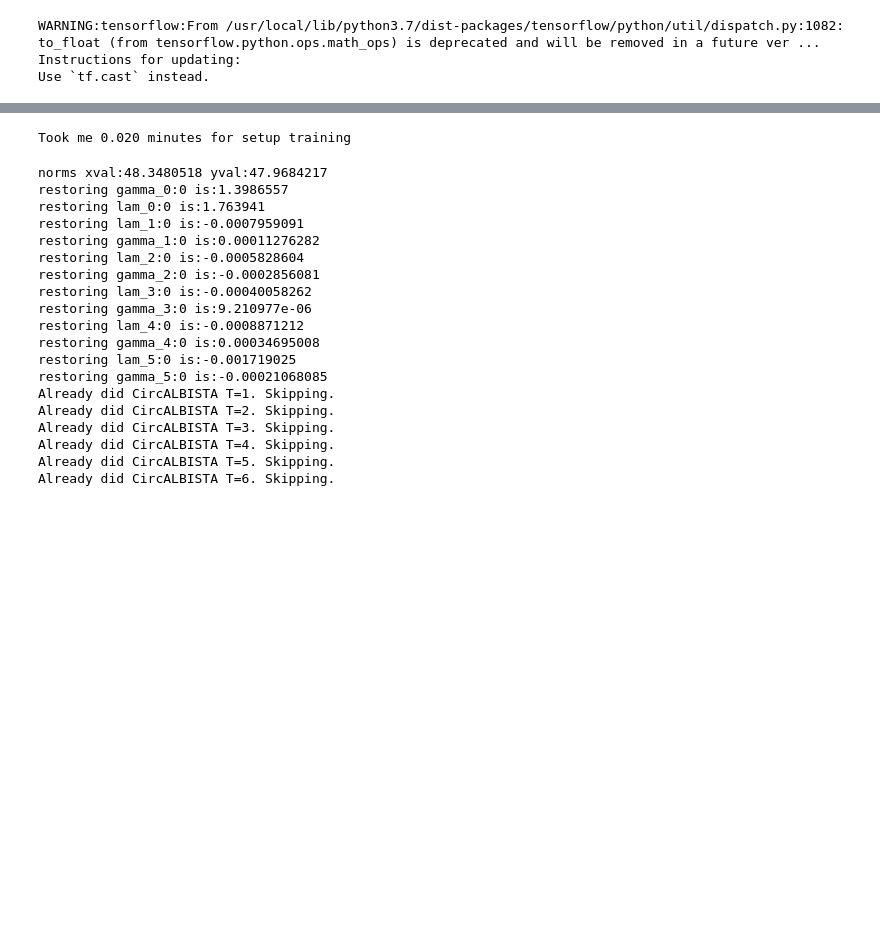
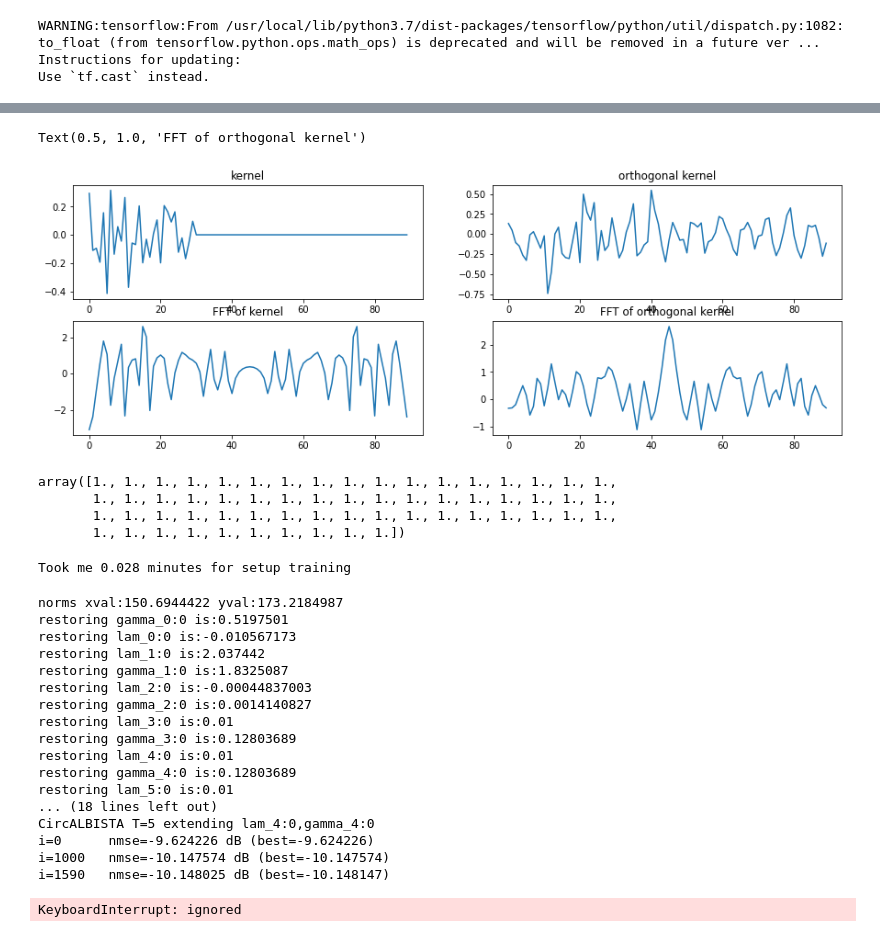
Before and after one commit to janhauffen/Block-ALISTA, a Jupyter notebook: run_mmv_problem.ipynb, the cells around one changed output, grey strips where cells are left out. Saved outputs shown, nothing was run; the diff lists cells and outputs as text; code cells hidden in the pictures; blank space fills up the shorter version.

```diff
--- a/run_mmv_problem.ipynb
+++ b/run_mmv_problem.ipynb
@@ -168,40 +181,61 @@ T = 6 # number of layers/iterations
 # %%
 # computing the analytical weight matrix for ALBISTA and NA-ALBISTA
 
-W = network.SolveViaFFT(prob.A_s) # if A_s represents a circular convolution we can easily compute the analytical
+W = network.SolveViaFFT(circulant(prob.A_s[:,0])) # if A_s represents a circular convolution we can easily compute the analytical
                                   # weight matrix by inverting the conjugate FFT of k, where A_s=circ(k)
+# %%
+
+plt.rcParams['figure.figsize'] = [15, 5]
+fig, ax = plt.subplots(2,2)
+ax[0,0].plot(prob.A_s[:,0])
+ax[0,0].set_title('kernel')
+ax[0,1].plot(W[:,0])
+ax[0,1].set_title('orthogonal kernel')
+ax[1,0].plot(np.fft.fft(W[:,0]))
+ax[1,0].set_title('FFT of kernel')
+ax[1,1].plot(np.fft.fft(prob.A_s[:,0]))
+ax[1,1].set_title('FFT of orthogonal kernel')
+# %% [output]
+Text(0.5, 1.0, 'FFT of orthogonal kernel')
+[figure, added]
+# %%
+np.diag(W[:,0:m+1].T@(prob.A_s))
+# %% [output]
+array([1., 1., 1., 1., 1., 1., 1., 1., 1., 1., 1., 1., 1., 1., 1., 1., 1.,
+       1., 1., 1., 1., 1., 1., 1., 1., 1., 1., 1., 1., 1., 1., 1., 1., 1.,
+       1., 1., 1., 1., 1., 1., 1., 1., 1., 1., 1., 1., 1., 1., 1., 1., 1.,
+       1., 1., 1., 1., 1., 1., 1., 1., 1., 1.])
 # %%
-layers = network.build_CircALBISTA(prob, np.kron(W,np.eye(d)), T, initial_lambda=.1, initial_gamma=1)
+layers = network.build_CircALBISTA(prob, np.kron(W[:,0:m+1],np.eye(d)), T, initial_lambda=0.01, initial_gamma=1/np.linalg.norm(prob.A_s))
 start = time.time()
 training_stages = train.setup_training(layers,prob,trinit=1e-3)
 end = time.time()
 print( 'Took me {totaltime:.3f} minutes for setup training'.format(totaltime = (end-start)/60))
 # %% [output]
-Took me 0.020 minutes for setup training
+Took me 0.028 minutes for setup training
 # %%
 # Train!
 # %%
-sess = train.do_training(training_stages,prob,'trainings/CircALBISTA_UP_T'+str(T)+'_SNRdB_'+str(SNR)+'batch'+str(MC)+'.npz')
+sess = train.do_training(training_stages,prob,'CircALBISTA_UP_T'+str(T)+'_SNRdB_'+str(SNR)+'batch'+str(MC)+'.npz')
 # %% [output]
-norms xval:48.3480518 yval:47.9684217
-restoring gamma_0:0 is:1.3986557
-restoring lam_0:0 is:1.763941
-restoring lam_1:0 is:-0.0007959091
-restoring gamma_1:0 is:0.00011276282
-restoring lam_2:0 is:-0.0005828604
-restoring gamma_2:0 is:-0.0002856081
-restoring lam_3:0 is:-0.00040058262
-restoring gamma_3:0 is:9.210977e-06
-restoring lam_4:0 is:-0.0008871212
-restoring gamma_4:0 is:0.00034695008
-restoring lam_5:0 is:-0.001719025
-restoring gamma_5:0 is:-0.00021068085
-Already did CircALBISTA T=1. Skipping.
-Already did CircALBISTA T=2. Skipping.
-Already did CircALBISTA T=3. Skipping.
-Already did CircALBISTA T=4. Skipping.
-Already did CircALBISTA T=5. Skipping.
-Already did CircALBISTA T=6. Skipping.
+norms xval:150.6944422 yval:173.2184987
+restoring gamma_0:0 is:0.5197501
+restoring lam_0:0 is:-0.010567173
+restoring lam_1:0 is:2.037442
+restoring gamma_1:0 is:1.8325087
+restoring lam_2:0 is:-0.00044837003
+restoring gamma_2:0 is:0.0014140827
+restoring lam_3:0 is:0.01
+restoring gamma_3:0 is:0.12803689
+restoring lam_4:0 is:0.01
+restoring gamma_4:0 is:0.12803689
+restoring lam_5:0 is:0.01
+... (18 lines left out)
+CircALBISTA T=5 extending lam_4:0,gamma_4:0
+i=0      nmse=-9.624226 dB (best=-9.624226)
+i=1000   nmse=-10.147574 dB (best=-10.147574)
+i=1590   nmse=-10.148025 dB (best=-10.148147)
+KeyboardInterrupt: ignored
 # %%
 # Evaluating
 # %%
```
Also changed, not shown: parts of 5 cells of this notebook.
